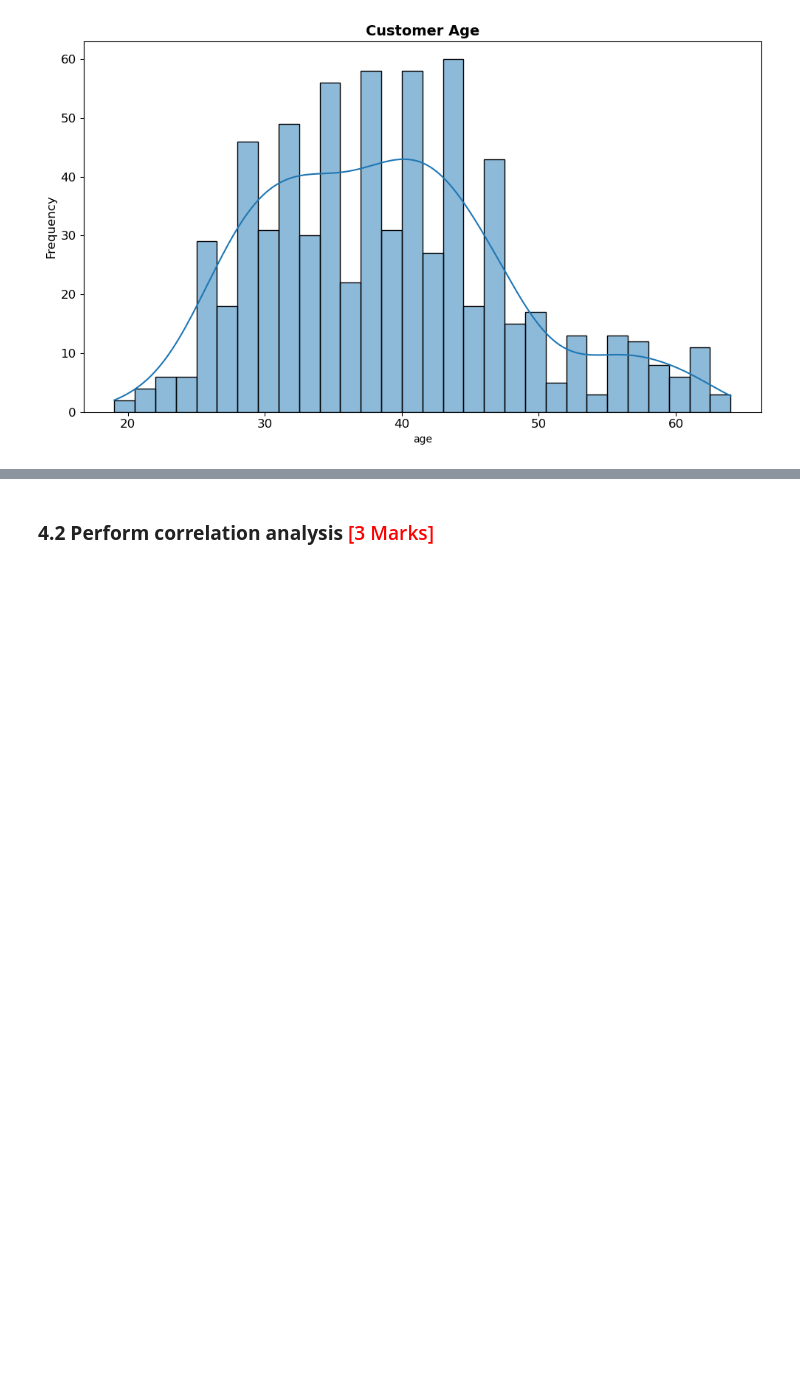
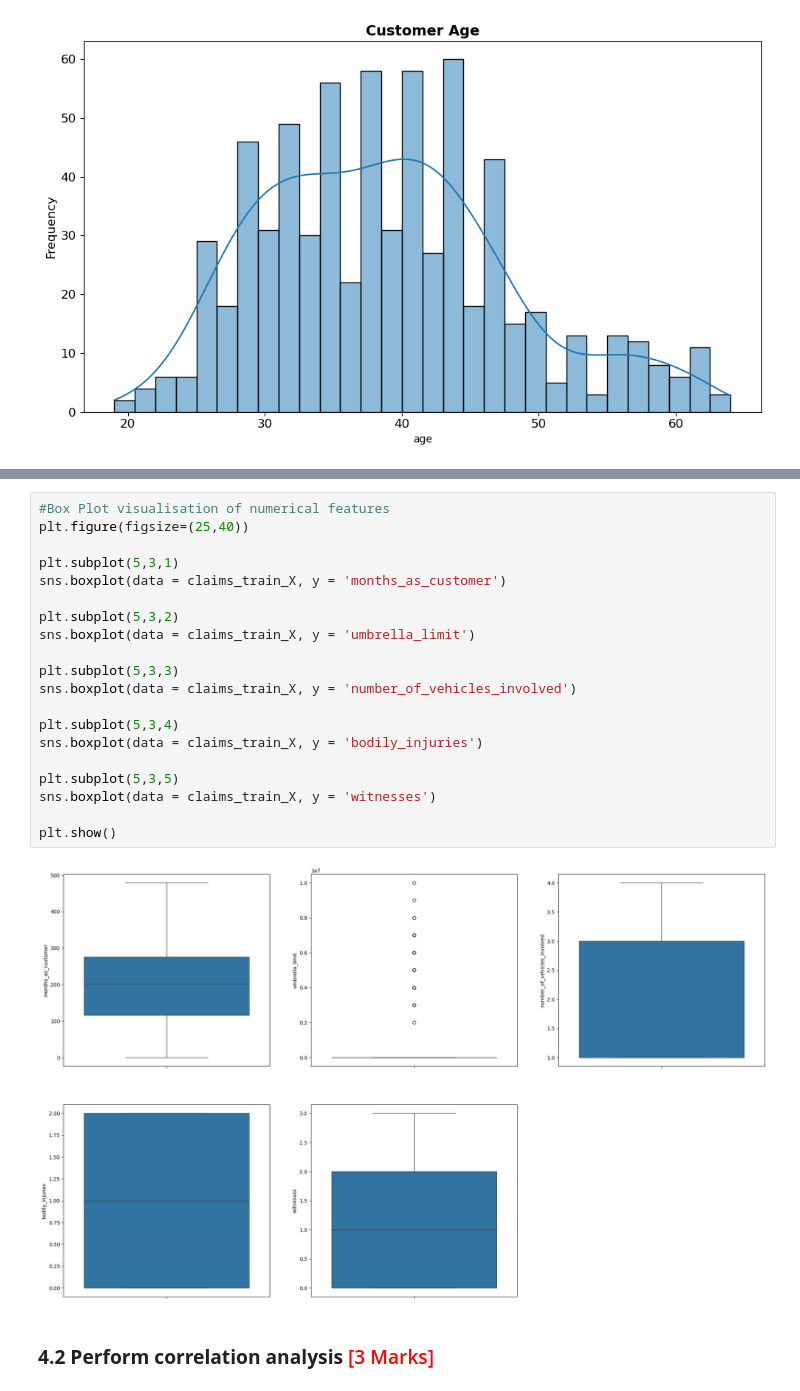
Before and after one commit to narendhar007/fraudclaimdetection, a Jupyter notebook: Fraudulent_Claim_Detection_Starter.ipynb, the cells around one changed output, grey strips where cells are left out. Cells and saved outputs as stored; diff of their text form; blank space fills up the shorter version.

```diff
--- a/Fraudulent_Claim_Detection_Starter.ipynb
+++ b/Fraudulent_Claim_Detection_Starter.ipynb
@@ -837,3 +826,25 @@ plt.show()
+# %%
+#Box Plot visualisation of numerical features
+plt.figure(figsize=(25,40))
+
+plt.subplot(5,3,1)
+sns.boxplot(data = claims_train_X, y = 'months_as_customer')
+
+plt.subplot(5,3,2)
+sns.boxplot(data = claims_train_X, y = 'umbrella_limit')
+
+plt.subplot(5,3,3)
+sns.boxplot(data = claims_train_X, y = 'number_of_vehicles_involved')
+
+plt.subplot(5,3,4)
+sns.boxplot(data = claims_train_X, y = 'bodily_injuries')
+
+plt.subplot(5,3,5)
+sns.boxplot(data = claims_train_X, y = 'witnesses')
+
+plt.show()
+# %% [output]
+[figure, added]
 # %% [markdown]
 ### **4.2 Perform correlation analysis** <font color="red">[3 Marks]</font>
 # %% [markdown]
```
Also changed, not shown: parts of 160 cells of this notebook.
